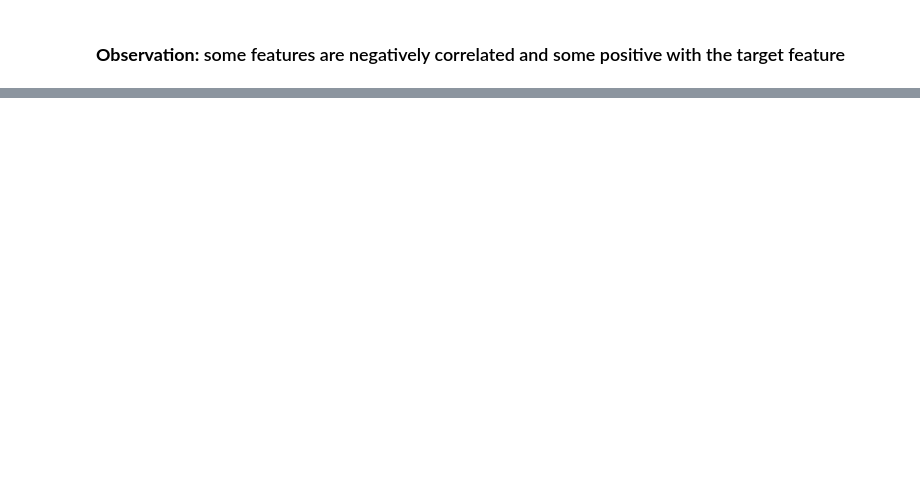
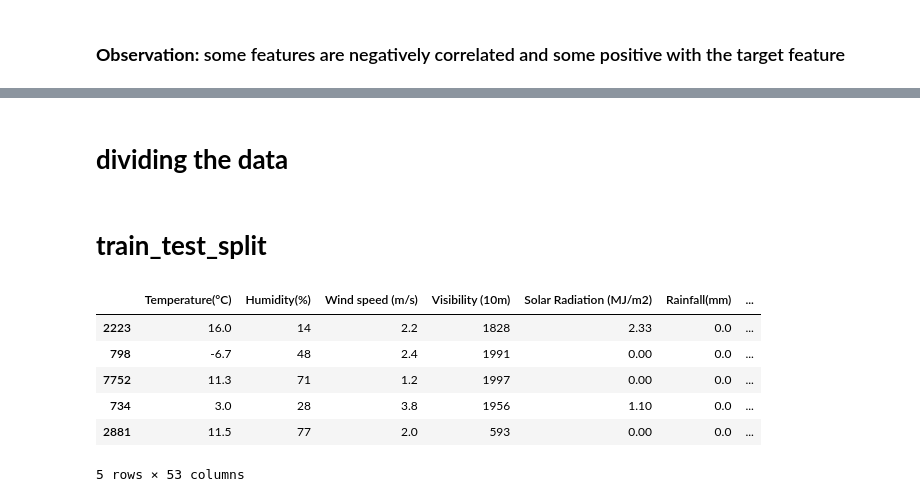
Before and after one commit to TanuRajput110/Seol-Bike-Sharing-Demand-Prediction, a Jupyter notebook: Bike_Sharing_Demand_Prediction_Capstone_Project.ipynb, the cells around one changed output, grey strips where cells are left out. Drawn from its saved outputs; the diff is of its cells as text; code cells hidden in the pictures; blank space fills up the shorter version.

```diff
--- a/Bike_Sharing_Demand_Prediction_Capstone_Project.ipynb
+++ b/Bike_Sharing_Demand_Prediction_Capstone_Project.ipynb
@@ -343,0 +457,3 @@ df.corr()['Rented Bike Count']
+# %%
+# dropping the dew point temperature feature
+df=df.drop(['Dew point temperature(°C)'],axis=1)
@@ -343,0 +464,4 @@ df.corr()['Rented Bike Count']
+# %%
+#encoding the categorical features.
+final_df=pd.get_dummies(df,drop_first=True,sparse=True)
+final_df.head(3).T
@@ -343,0 +486,8 @@ df.corr()['Rented Bike Count']
+# %% [markdown]
+# **dividing the data**
+# %%
+# dividing the data into dependent variable(target) and independent variable
+X = final_df.drop('Rented Bike Count',axis=1) # Independent features
+y = np.sqrt(final_df['Rented Bike Count'])  # dependent features
+# %% [markdown]
+# **train_test_split**
@@ -343,0 +497,13 @@ df.corr()['Rented Bike Count']
+# %%
+# train_test_split the data.
+X_train,X_test,y_train,y_test = train_test_split(X,y, test_size=0.25,random_state=42)
+# %%
+X_train.head()
+# %% [output]
+|  | Temperature(°C) | Humidity(%) | Wind speed (m/s) | Visibility (10m) | Solar Radiation (MJ/m2) | Rainfall(mm) | ... |
+| 2223 | 16.0 | 14 | 2.2 | 1828 | 2.33 | 0.0 | ... |
+| 798 | -6.7 | 48 | 2.4 | 1991 | 0.00 | 0.0 | ... |
+| 7752 | 11.3 | 71 | 1.2 | 1997 | 0.00 | 0.0 | ... |
+| 734 | 3.0 | 28 | 3.8 | 1956 | 1.10 | 0.0 | ... |
+| 2881 | 11.5 | 77 | 2.0 | 593 | 0.00 | 0.0 | ... |
+5 rows × 53 columns
```
Also changed, not shown: parts of 49 cells of this notebook.
